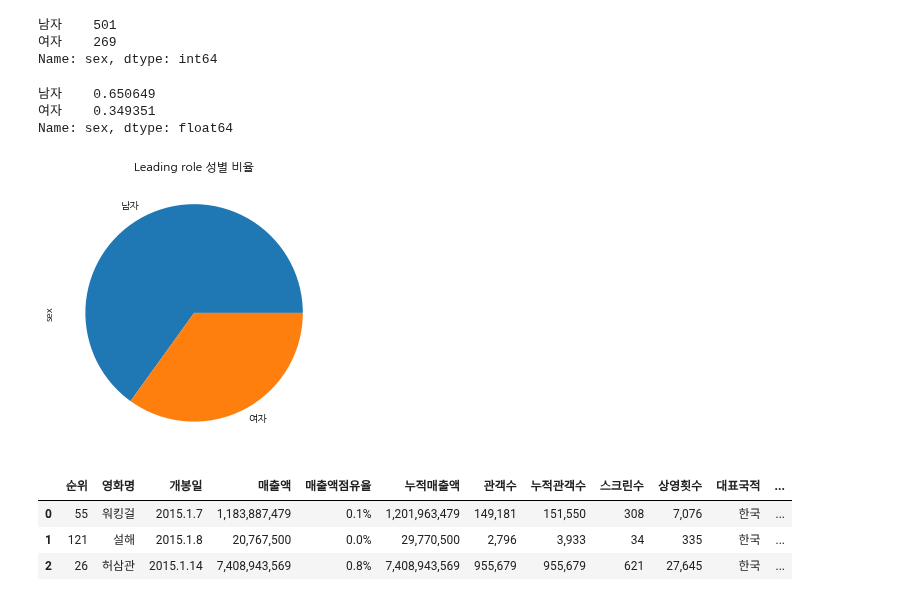
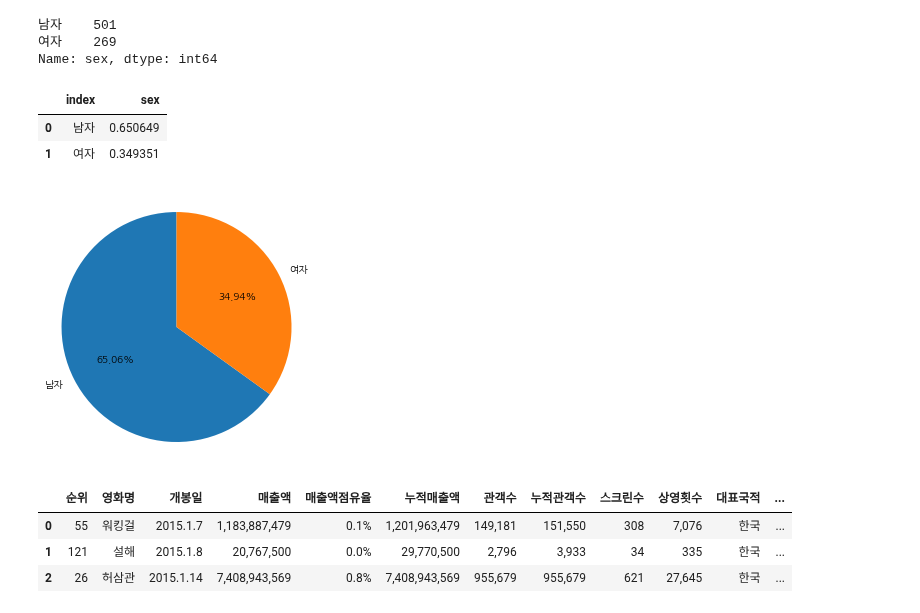
Before and after one commit to kim4pb/Female-led-Korean-Films, a Jupyter notebook: 02.EDA/actor_leading_role_merge.ipynb, the cells around one changed output. Drawn from its saved outputs; the diff is of its cells as text; code cells hidden in the pictures.

```diff
--- a/02.EDA/actor_leading_role_merge.ipynb
+++ b/02.EDA/actor_leading_role_merge.ipynb
@@ -29,17 +32,24 @@ sex
 여자    269
 Name: sex, dtype: int64
 # %%
-sex_proportion = sex / len(lead)
+sex_proportion = (sex/len(lead)).reset_index()
 sex_proportion
 # %% [output]
-남자    0.650649
-여자    0.349351
-Name: sex, dtype: float64
+|  | index | sex |
+| 0 | 남자 | 0.650649 |
+| 1 | 여자 | 0.349351 |
-# %%
-sex_proportion.plot.pie(title='Leading role 성별 비율', figsize=(5,5))
-plt.show()
-# %% [output]
-[figure, removed]
+# %%
+labels = sex_proportion['index']
+sizes = sex_proportion['sex']
+
+fig1, ax1 = plt.subplots(figsize=(4,4))
+ax1.pie(sizes, labels=labels, autopct='%1.2f%%', startangle=90)
+
+ax1.axis('equal')
+plt.tight_layout()
+plt.show()
+# %% [output]
+[figure, added]
 # %%
 box.head(3)
 # %% [output]
```
Also changed, not shown: parts of 69 cells of this notebook, 1 other file.
